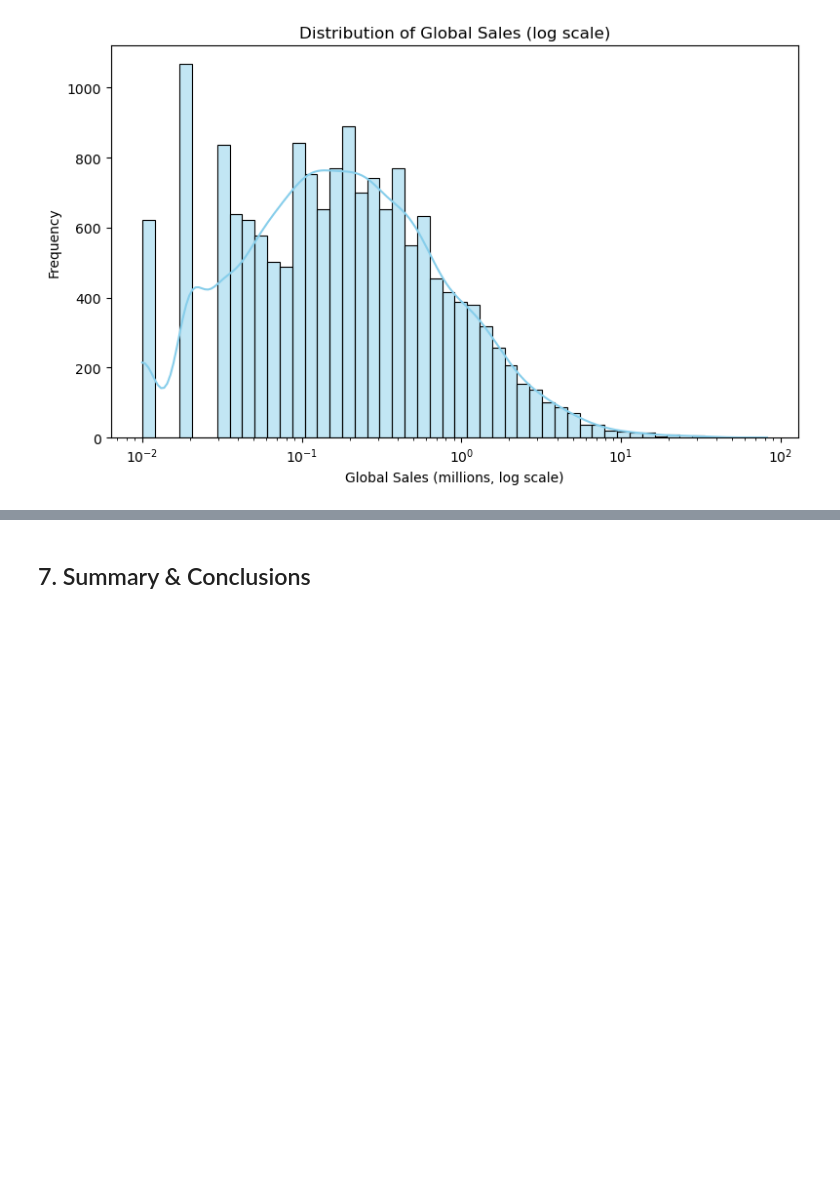
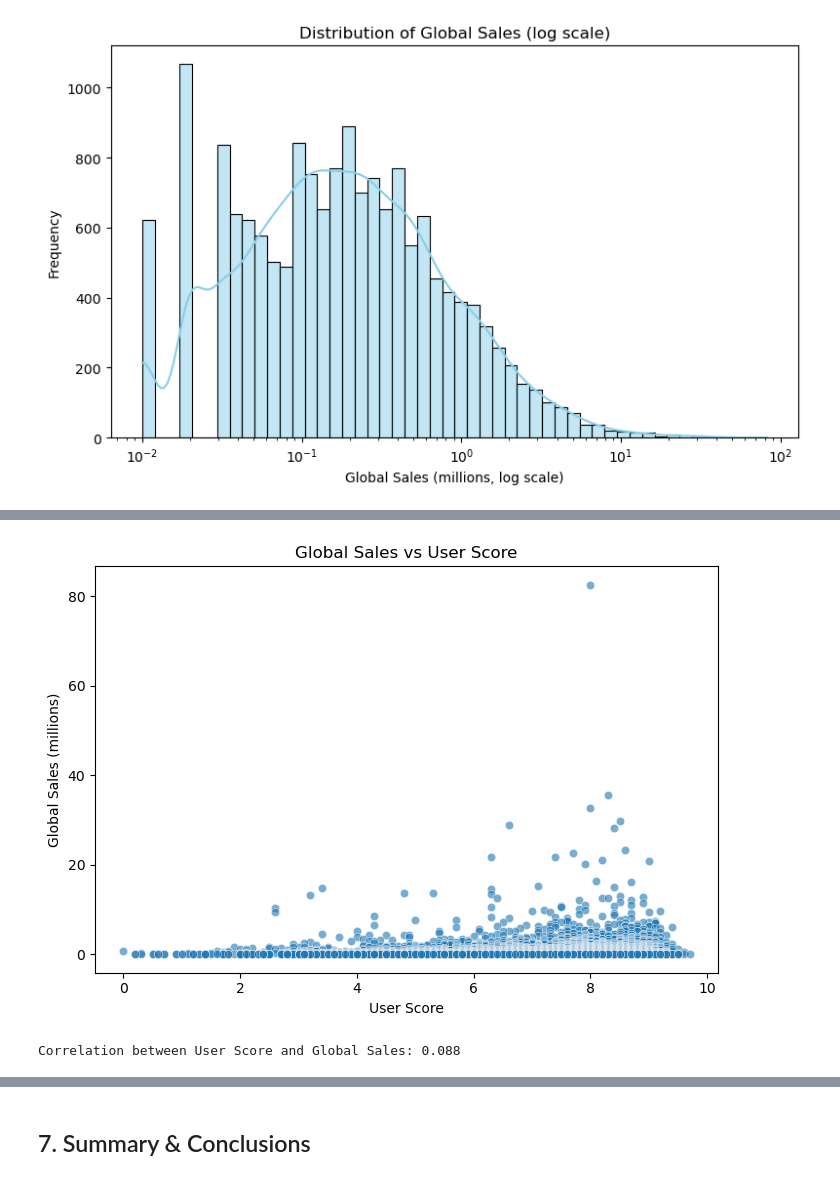
Before and after one commit to profadept/video-game-sales-analysis, a Jupyter notebook: notebooks/Video_Game_Sales_EDA.ipynb, the cells around one changed output, grey strips where cells are left out. Saved outputs shown, nothing was run; the diff lists cells and outputs as text; code cells hidden in the pictures; blank space fills up the shorter version.

```diff
--- a/notebooks/Video_Game_Sales_EDA.ipynb
+++ b/notebooks/Video_Game_Sales_EDA.ipynb
@@ -333,0 +370,24 @@ plt.show()
+# %%
+# 6.2 Global Sales vs User Score
+
+user_df = data[data["User_Score"].notna()]
+
+plt.figure(figsize=(7, 5))
+sns.scatterplot(
+    data=user_df,
+    x="User_Score",
+    y="Global_Sales",
+    alpha=0.6
+)
+plt.title("Global Sales vs User Score")
+plt.xlabel("User Score")
+plt.ylabel("Global Sales (millions)")
+plt.tight_layout()
+plt.savefig("../figures/sales_vs_user_score.png", dpi=300)
+plt.show()
+
+user_corr = user_df["User_Score"].corr(user_df["Global_Sales"])
+print("Correlation between User Score and Global Sales:", round(user_corr, 3))
+# %% [output]
+[figure, added]
+Correlation between User Score and Global Sales: 0.088
```
Also changed, not shown: parts of 3 cells of this notebook, 2 other files.
